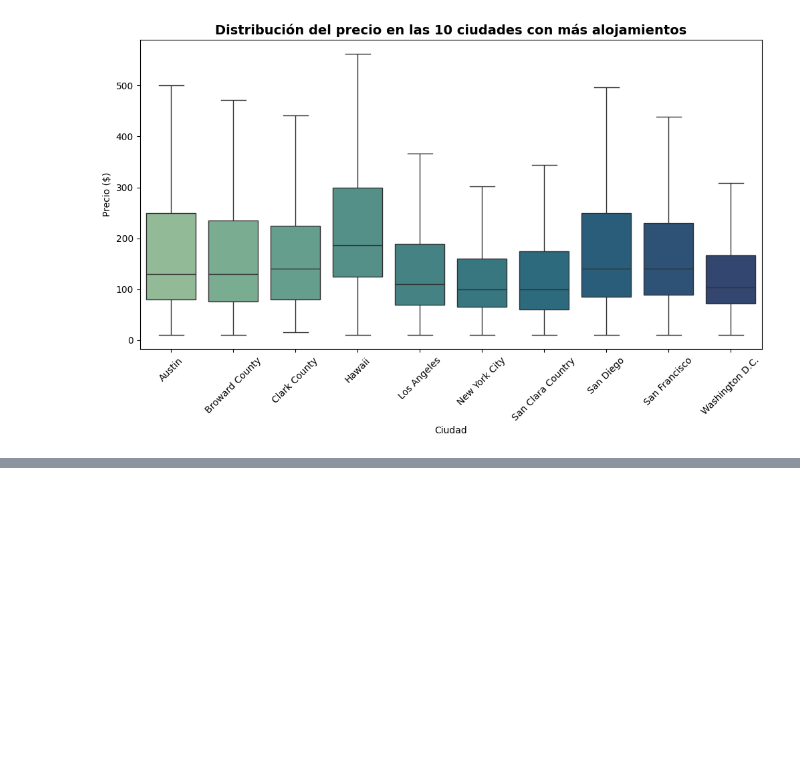
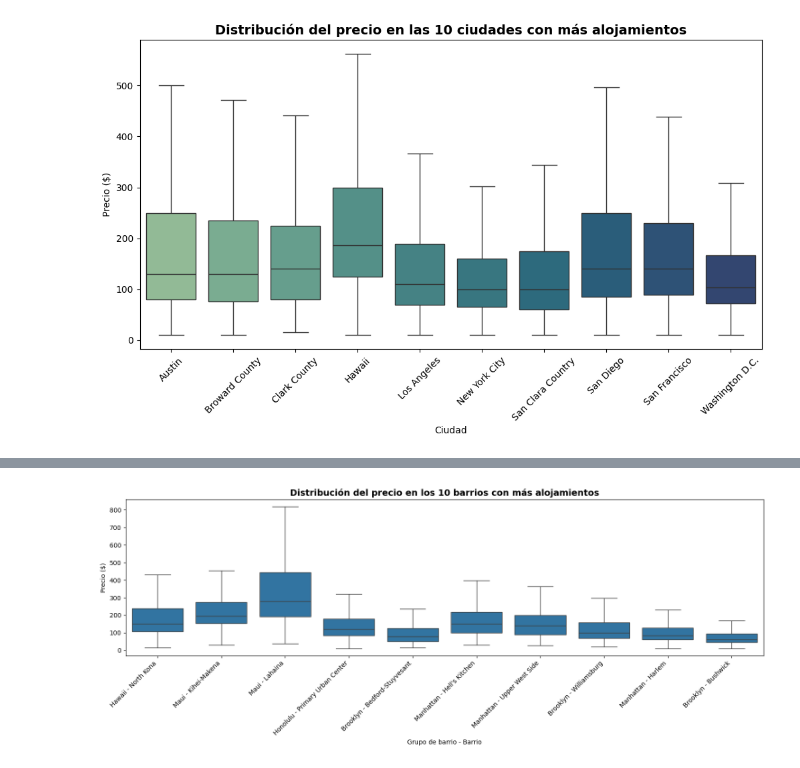
Before and after one commit to HaloReach2552/Proyecto-Data-Science-Airbnb, a Jupyter notebook: proyecto.ipynb, the cells around one changed output, grey strips where cells are left out. Drawn from its saved outputs; the diff is of its cells as text; code cells hidden in the pictures; blank space fills up the shorter version.

```diff
--- a/proyecto.ipynb
+++ b/proyecto.ipynb
@@ -262,0 +265,25 @@ Name: count, Length: 1450, dtype: int64
+# %%
+datos['zona_barrio'] = (
+    datos['neighbourhood_group'] + ' - ' + datos['neighbourhood']
+)
+
+top10 = datos['zona_barrio'].value_counts().head(10).index
+df_top10 = datos[datos['zona_barrio'].isin(top10)]
+
+plt.figure(figsize=(15,6))
+sns.boxplot(
+    data=df_top10,
+    x='zona_barrio',
+    y='price',
+    showfliers=False
+)
+
+plt.title('Distribución del precio en los 10 barrios con más alojamientos',
+          fontsize=14, fontweight='bold')
+plt.xlabel('Grupo de barrio - Barrio')
+plt.ylabel('Precio ($)')
+plt.xticks(rotation=45, ha='right')
+plt.tight_layout()
+plt.show()
+# %% [output]
+[figure, added]
```
Also changed, not shown: parts of 3 cells of this notebook.
